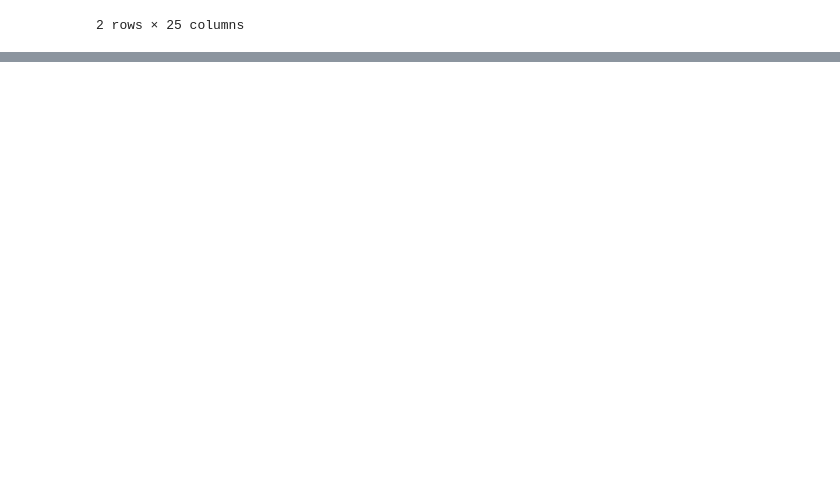
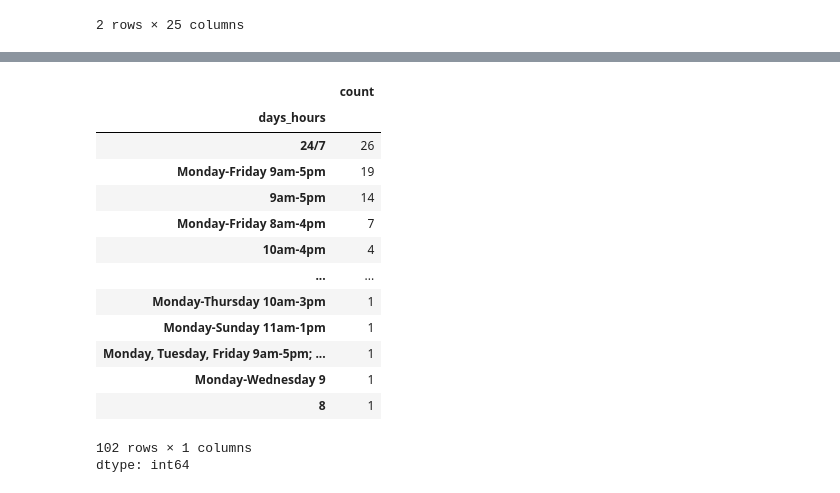
Before and after one commit to abretti/em212-applied-data-science, a Jupyter notebook: Final_Project.ipynb, the cells around one changed output, grey strips where cells are left out. Drawn from its saved outputs; the diff is of its cells as text; code cells hidden in the pictures; blank space fills up the shorter version.

```diff
--- a/Final_Project.ipynb
+++ b/Final_Project.ipynb
@@ -121,0 +162,19 @@ dropoff_sites.head(2)
+# %%
+# Look at the values in the 'days_hours' column
+dropoff_sites['days_hours'].value_counts()
+# %% [output]
+|  | count |
+| days_hours |  |
+| 24/7 | 26 |
+| Monday-Friday 9am-5pm | 19 |
+| 9am-5pm | 14 |
+| Monday-Friday 8am-4pm | 7 |
+| 10am-4pm | 4 |
+| ... | ... |
+| Monday-Thursday 10am-3pm | 1 |
+| Monday-Sunday 11am-1pm | 1 |
+| Monday, Tuesday, Friday 9am-5pm; ... | 1 |
+| Monday-Wednesday 9 | 1 |
+| 8 | 1 |
+102 rows × 1 columns
+dtype: int64
```
Also changed, not shown: parts of 19 cells of this notebook.
